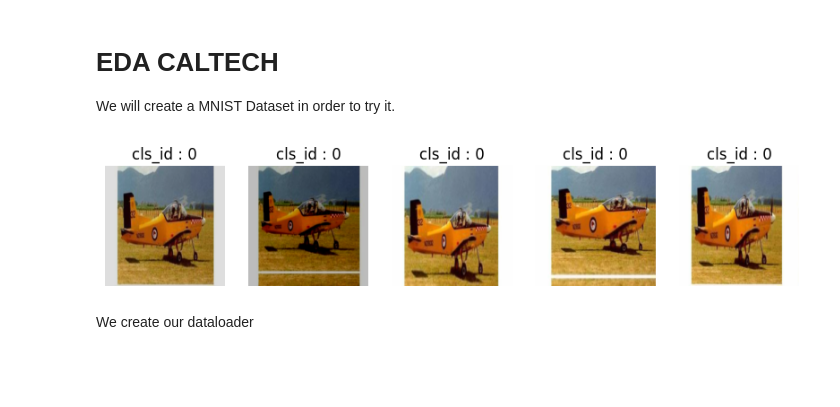
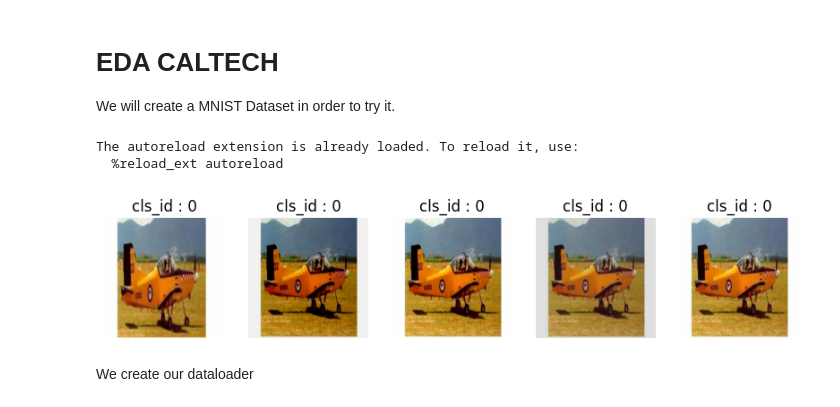
Before and after one commit to FrsECM/pytorch_training_simplon, a Jupyter notebook: notebooks/eda_caltech.ipynb, the cells around one changed output. Drawn from its saved outputs; the diff is of its cells as text; code cells hidden in the pictures; blank space fills up the shorter version.

Commit message:
Update CALTECH Trainer

```diff
--- a/notebooks/eda_caltech.ipynb
+++ b/notebooks/eda_caltech.ipynb
@@ -7,24 +7,32 @@ We will create a MNIST Dataset in order to try it.
 import sys
 sys.path.insert(0,'../')
 from src.classification import ClassificationCALTECH
-mnist_path = "/mnt/c/BUSDATA/Datasets/CALTECH256/flat/"
+caltech_path = "/mnt/c/BUSDATA/Datasets/CALTECH256/flat/"
 
-cls_dataset = ClassificationCALTECH(mnist_path,nmax_per_class=100)
+cls_dataset = ClassificationCALTECH.from_folder(caltech_path,nmax_per_class=None)
+# %% [output]
+The autoreload extension is already loaded. To reload it, use:
+  %reload_ext autoreload
+# %%
+caltech_path = "/mnt/c/BUSDATA/Datasets/CALTECH256/caltech.json"
+cls_dataset.save(caltech_path)
+# %%
+ndataset=ClassificationCALTECH.from_json(caltech_path)
 # %%
 import matplotlib.pyplot as plt
 n_img = 5
 fig,ax = plt.subplots(1,n_img,figsize=(10,2))
 
 for i in range(n_img):
-    img,target,name = cls_dataset[2]
+    img,target,name = ndataset[2]
 
     img_np = (img.numpy().transpose(1,2,0)+1)*127.5
     ax[i].imshow(img_np)
     ax[i].set_title(f'cls_id : {target}')
     ax[i].axis('off')
 plt.show()
 # %% [output]
-[figure, old version]
+[figure, new version]
 # %% [markdown]
 We create our dataloader
 # %%
```
Also changed, not shown: 6 other files.
